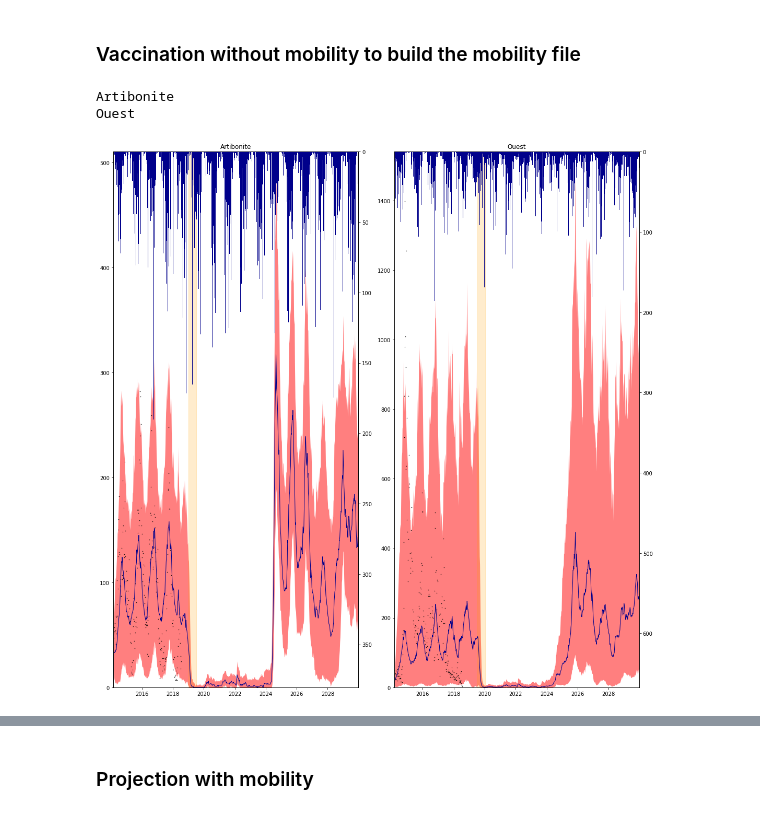
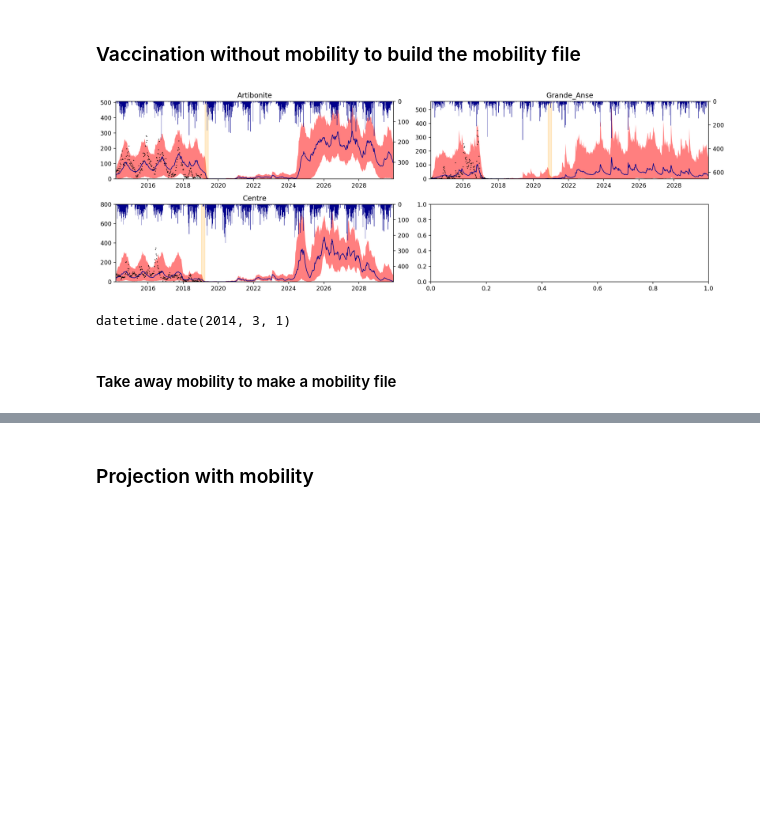
Before and after one commit to jcblemai/haiti-mass-ocv-campaign, a Jupyter notebook: forecast.ipynb, the cells around one changed output, grey strips where cells are left out. Saved outputs shown, nothing was run; the diff lists cells and outputs as text; code cells hidden in the pictures; blank space fills up the shorter version.

Commit message:
Finished the new parallelized notebook, with mobility as before

```diff
--- a/forecast.ipynb
+++ b/forecast.ipynb
@@ -173,9 +177,8 @@ params_disp
 ti = input_parameters['t_start']
 tf = input_parameters['t_end']
 tf = t_for
-#tf = datetime.date(2018,7,21)
 
-fig, axes = plt.subplots((len(all_data))//2, 2, figsize=(15,5), squeeze = True, dpi = 200);
+fig, axes = plt.subplots((len(dept_avail))//2+1, 2, figsize=(15,5), squeeze = True, dpi = 200);
 fig.patch.set_facecolor('white')
 axes = axes.flatten();
 for i, dp in enumerate(dept_avail):
@@ -218,82 +220,57 @@ scenario = S4
 scenario_str = 'S4'
 # %% [markdown]
 ### Vaccination without mobility to build the mobility file
-# %%
-index = pd.DatetimeIndex(start =  t_start,  end = t_for, freq = 'W-SAT')
-r_source = robjects.r['source'];
-
-covar_init = pd.concat([cases[t_start:]]*6, ignore_index=True)[0:-362]
-covar_init.index = pd.DatetimeIndex(start =  datetime.date(2010,10,23),
-                                      end = t_for, freq = 'W-SAT')
-covar_init.to_csv('covar_mob.csv', index_label='date')
-
-
-with mp.Pool(processes=n_proc) as pool:
-    for dp, dept_data, params in pool.imap_unordered(run_sim, dept_avail):
-        all_data[dp] = dept_data
-        all_params.loc[dp] = params
-
-all_data_vacc = {}
-for i, dp in enumerate(dept_avail):
-    dept_data = {}
-    robjects.r('departement <- "' + dp + '"')
-    robjects.r('output_dir <- "' + output_dir + '"')
-    robjects.r('run_level <- ' + str(run_lvl))
-    robjects.r('nsim <- ' + str(nsim))
-
-    robjects.r('t_vacc_start <- "' + str(scenario.t_vacc_start[dp]) + '"')
-    robjects.r('t_vacc_end  <- "' + str(scenario.t_vacc_end[dp]) + '"')
-    robjects.r('p1d_reg <- ' + str(scenario.p1d_reg[dp]))
-    robjects.r('r_v_year <- ' + str(scenario.r_v_year[dp]))
-    robjects.r('cases_ext <- 1')
-
-    r_source('~/phd/haiti-ocv-pomp/scripts/forecast_haitiOCV_mob.R')
-
-    for comp in compartments:
-        temp = pandas2ri.ri2py(robjects.r[comp])
-        temp.index = index
-        temp.drop('date',axis=1, inplace = True)
-        dept_data[comp] = temp
-    all_data_vacc[dp] = dept_data
-# %% [output]
-Artibonite
-Ouest
+# %%
+all_data_vacc = {}
+
+make_genuine_mobility_file()
+with mp.Pool(processes=n_proc) as pool:
+    for dp, dept_data, _, _ in pool.imap_unordered(run_sim, dept_avail):
+        all_data_vacc[dp] = dept_data
 # %%
-fig, axes = plt.subplots((len(all_data))//2, 2, figsize=(15,15), squeeze = True);
+ti = input_parameters['t_start']
+#ti = input_parameters['t_end']
+tf = t_for
+
+fig, axes = plt.subplots((len(all_data))//2+1, 2, figsize=(15,5), squeeze = True, dpi = 200);
 axes = axes.flatten();
 fig.patch.set_facecolor('white')
 
 for i, dp in enumerate(dept_avail):
     axt =  axes[i].twinx()
-    axes[i].plot(cases[dp][t_start:], marker='.', linestyle='-',color='k', linewidth=0, markersize=1 )
-    axes[i].fill_between(all_data_vacc[dp]['cases']['q05'].index, all_data_vacc[dp]['cases']['q05'], all_data_vacc[dp]['cases']['q95'], alpha = .5, color = 'red', linewidth = 0)
-    axes[i].plot(all_data_vacc[dp]['cases']['q50'], alpha = 1,linestyle='-', linewidth = 1, color = 'darkblue')
+    axes[i].plot(cases[dp][ti:tf], marker='.', linestyle='-',color='k', linewidth=0, markersize=1 )
+
+    axes[i].fill_between(all_data_vacc[dp]['cases']['q05'][ti:tf].index, all_data_vacc[dp]['cases']['q05'][ti:tf], all_data_vacc[dp]['cases']['q95'][ti:tf], alpha = .5, color = 'red', linewidth = 0)
+    axes[i].plot(all_data_vacc[dp]['cases']['q50'][ti:tf], alpha = 1,linestyle='-', linewidth = 1, color = 'darkblue')
     axt.bar(pd.date_range(t_start,t_for, freq='W-SAT').date, rain[dp].resample('W-SAT').sum()[t_start:t_for],
                 label = r'Rainfall', color = 'darkblue', width=7, alpha = 1)
 
     axes[i].set_title(dp)
     axes[i].set_ylim(0)
     axt.set_ylim(2*max(rain[dp].resample('W-SAT').sum()[t_start:t_for]),0) # check if only reverse y
-    axes[i].set_xlim(t_start, t_for)
-    #axes[i].legend()
-
-
+    axes[i].set_xlim(ti, tf)
     # convert to matplotlib date representation
     start = mdates.date2num(scenario.t_vacc_start[dp])
     end = mdates.date2num(scenario.t_vacc_end[dp])
     width = end - start
     rect = Rectangle((start, 0), width, 100+max(all_data_vacc[dp]['cases']['q95']), color='orange', alpha= 0.1)
     axes[i].add_patch(rect)
     axes[i].add_artist(rect)
     rx, ry = rect.get_xy()
     cx = rx + rect.get_width()/2.0
     cy = ry + rect.get_height()/1.5
     #axes[i].annotate(r'Vaccination', (cx, cy), color='black',# weight='bold',
     #            fontsize=12, ha='center', va='center', rotation='vertical')
 
 fig.tight_layout()
 # %% [output]
-[figure, old version]
+[figure, new version]
+# %%
+input_parameters['t_start']
+# %% [output]
+datetime.date(2014, 3, 1)
+# %% [markdown]
+#### Take away mobility to make a mobility file
 # %%
 vacc_init = pd.DataFrame(np.nan, pd.DatetimeIndex(start =  datetime.date(2010,10,23),
                                       end = t_for, freq = 'W-SAT'), columns = dept_name)
```
Also changed, not shown: parts of 16 cells of this notebook.
